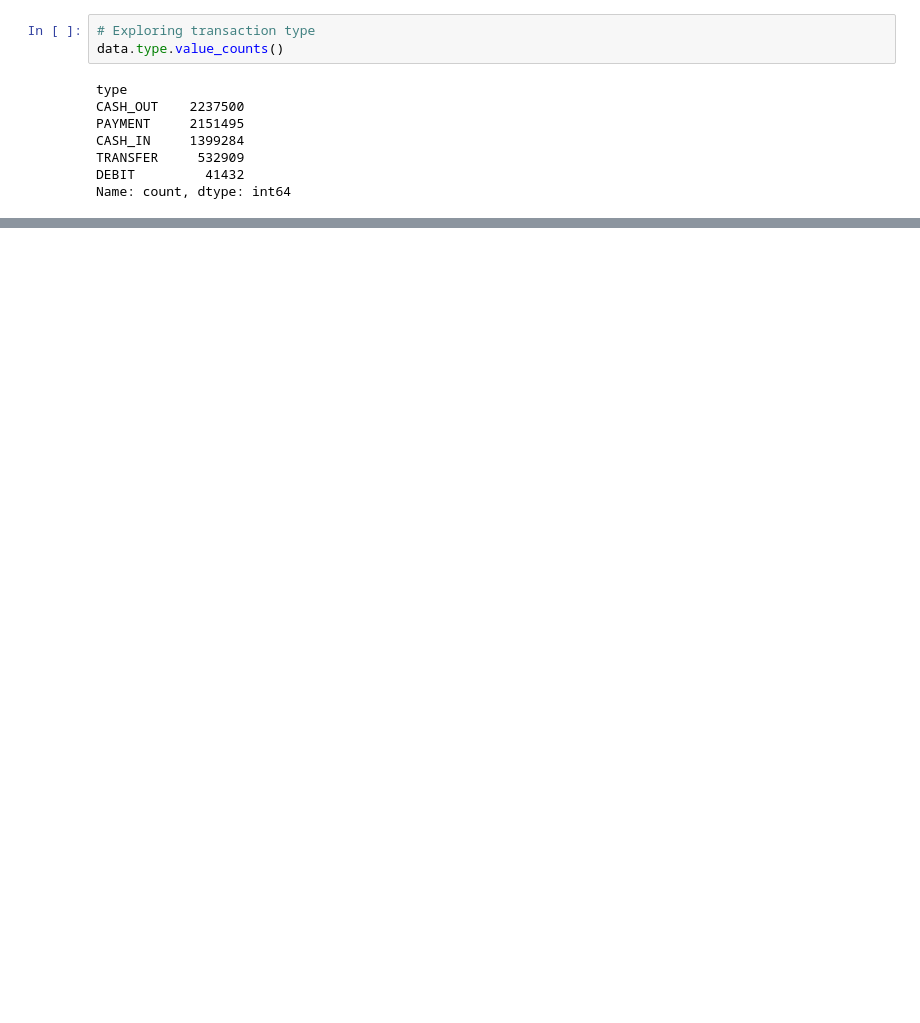
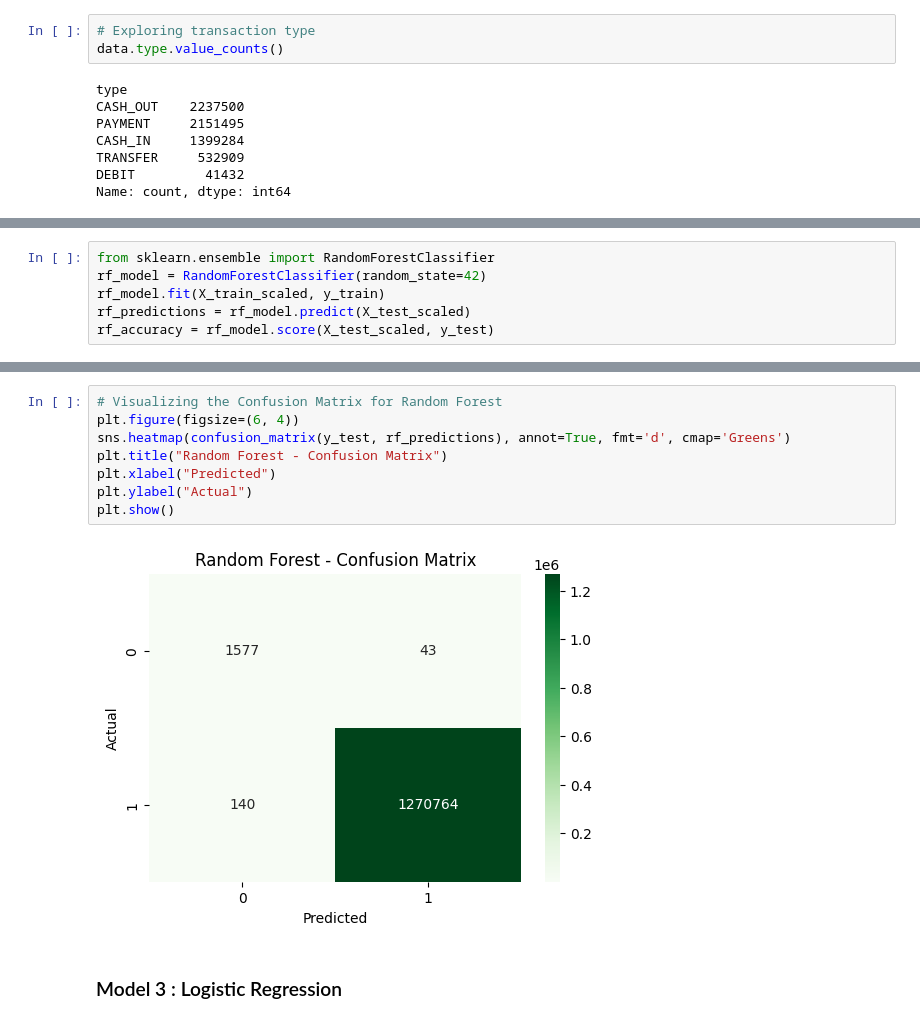
Before and after one commit to aminebc2/fraude, a Jupyter notebook: Machine Learning/Fraud_Detection_Model.ipynb, the cells around one changed output, grey strips where cells are left out. Saved outputs shown, nothing was run; the diff lists cells and outputs as text; blank space fills up the shorter version.

```diff
--- a/Machine Learning/Fraud_Detection_Model.ipynb
+++ b/Machine Learning/Fraud_Detection_Model.ipynb
@@ -123,0 +231,6 @@ print(model.predict(features))
+# %%
+from sklearn.ensemble import RandomForestClassifier
+rf_model = RandomForestClassifier(random_state=42)
+rf_model.fit(X_train_scaled, y_train)
+rf_predictions = rf_model.predict(X_test_scaled)
+rf_accuracy = rf_model.score(X_test_scaled, y_test)
@@ -123,0 +251,12 @@ print(model.predict(features))
+# %%
+# Visualizing the Confusion Matrix for Random Forest
+plt.figure(figsize=(6, 4))
+sns.heatmap(confusion_matrix(y_test, rf_predictions), annot=True, fmt='d', cmap='Greens')
+plt.title("Random Forest - Confusion Matrix")
+plt.xlabel("Predicted")
+plt.ylabel("Actual")
+plt.show()
+# %% [output]
+[figure, added]
+# %% [markdown]
+### Model 3 : Logistic Regression
```
Also changed, not shown: parts of 30 cells of this notebook, 4 other files.
